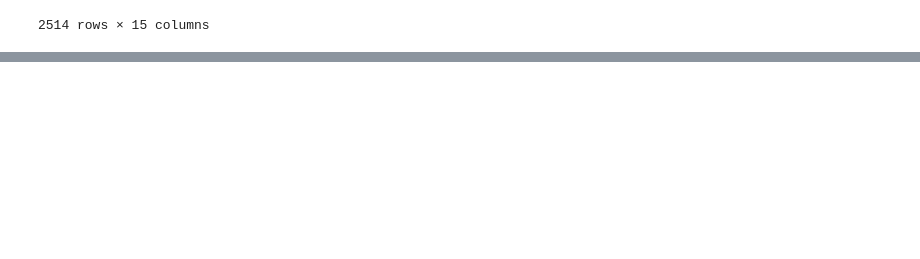
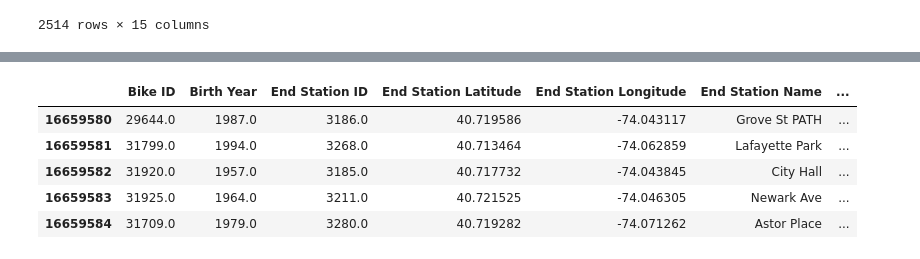
Before and after one commit to maxarvid/data-studio, a Jupyter notebook: code/02_bike_share/3_bikeshare_2017_EDA.ipynb, the cells around one changed output, grey strips where cells are left out. Cells and saved outputs as stored; diff of their text form; code cells hidden in the pictures; blank space fills up the shorter version.

```diff
--- a/code/02_bike_share/3_bikeshare_2017_EDA.ipynb
+++ b/code/02_bike_share/3_bikeshare_2017_EDA.ipynb
@@ -212,0 +234,9 @@ df[df['Bike ID'] == 25738.0].sort_values('Trip Duration', ascending=False)
+# %%
+df.tail()
+# %% [output]
+|  | Bike ID | Birth Year | End Station ID | End Station Latitude | End Station Longitude | End Station Name | ... |
+| 16659580 | 29644.0 | 1987.0 | 3186.0 | 40.719586 | -74.043117 | Grove St PATH | ... |
+| 16659581 | 31799.0 | 1994.0 | 3268.0 | 40.713464 | -74.062859 | Lafayette Park | ... |
+| 16659582 | 31920.0 | 1957.0 | 3185.0 | 40.717732 | -74.043845 | City Hall | ... |
+| 16659583 | 31925.0 | 1964.0 | 3211.0 | 40.721525 | -74.046305 | Newark Ave | ... |
+| 16659584 | 31709.0 | 1979.0 | 3280.0 | 40.719282 | -74.071262 | Astor Place | ... |
```
Also changed, not shown: parts of 8 cells of this notebook, 14 other files.
